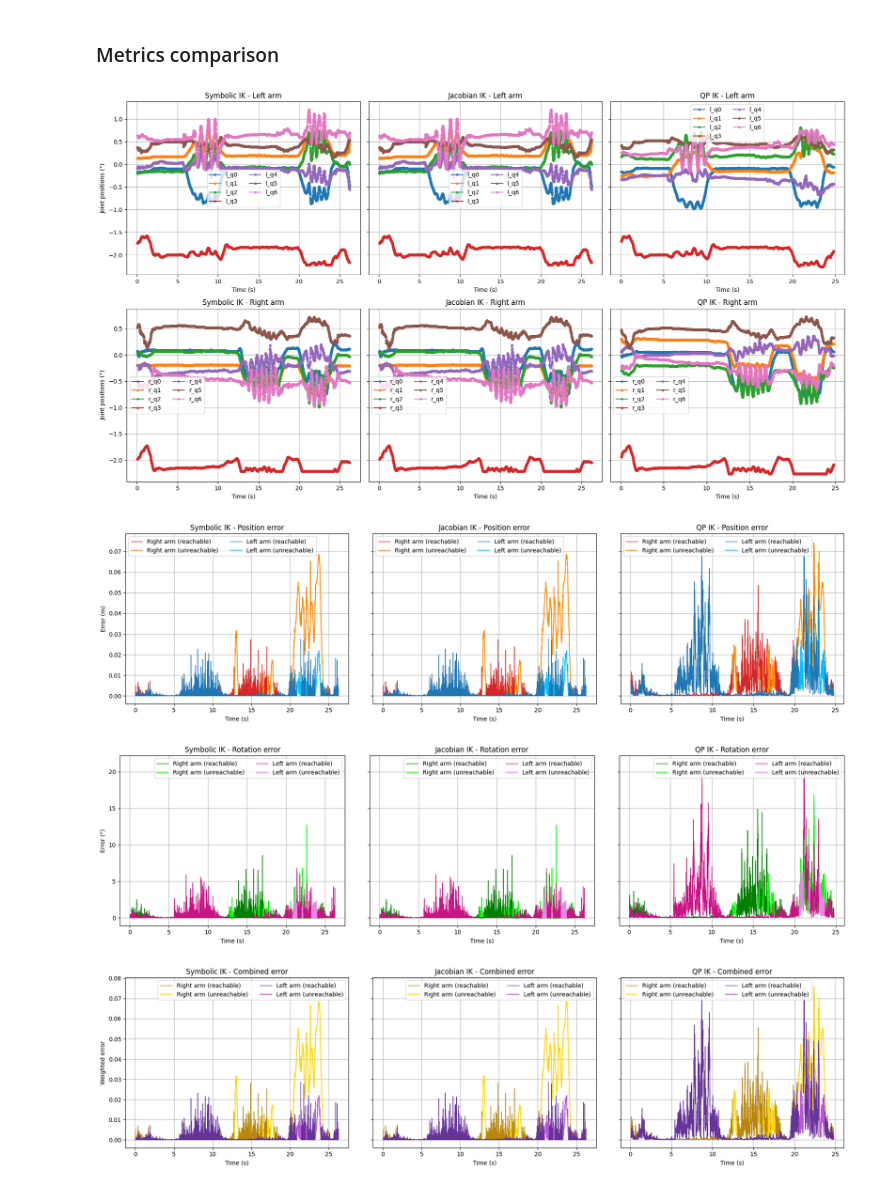
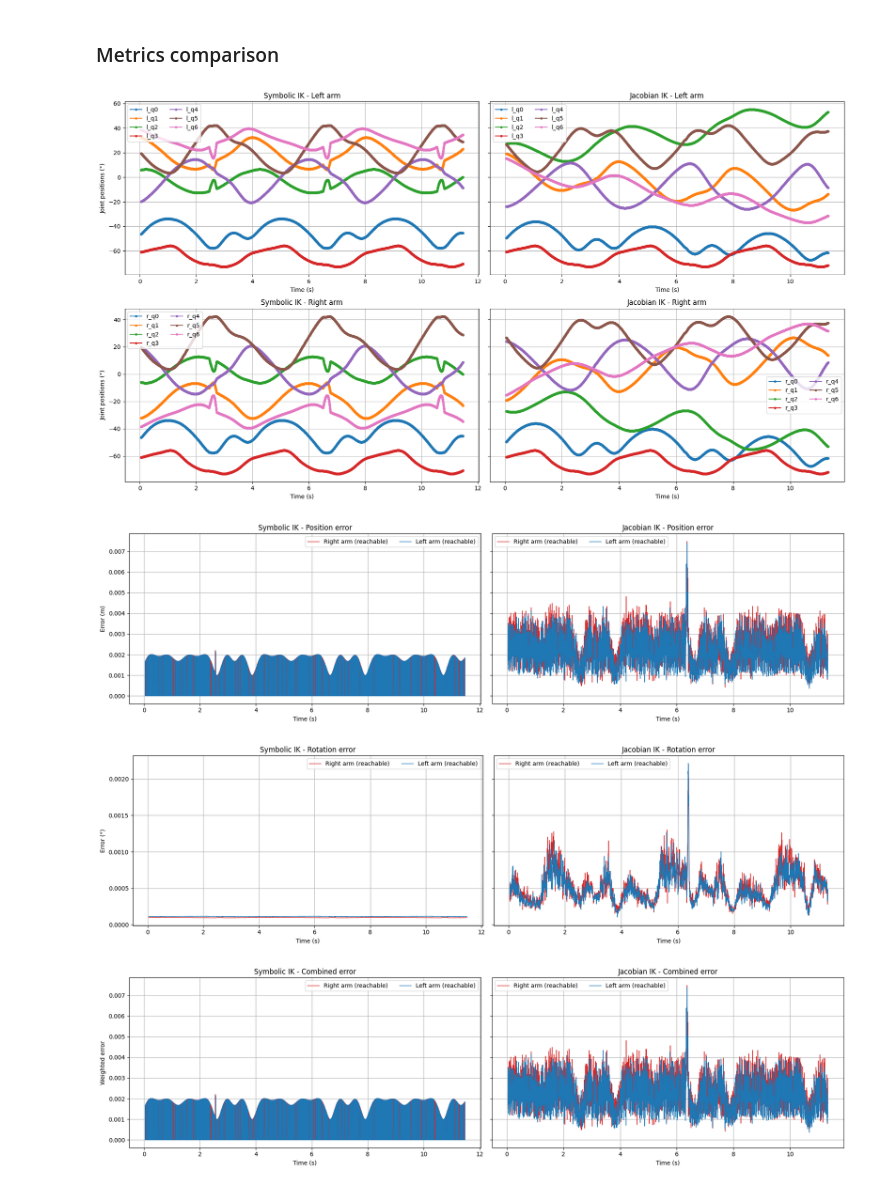
Before and after one commit to pollen-robotics/reachy2_qpik, a Jupyter notebook: src/example/metrics_teleop.ipynb, the cells around one changed output. Cells and saved outputs as stored; diff of their text form; code cells hidden in the pictures.

Commit message:
Adding Jacobian IK comparison

```diff
--- a/src/example/metrics_teleop.ipynb
+++ b/src/example/metrics_teleop.ipynb
@@ -252,12 +252,12 @@ INFO: Saved postprocessed file -> data/teleop/postprocessed/sym_heart_live_postp
 INFO: Disconnected from Reachy.
 WARNING: Reachy gRPC stream is shutting down.
 # %%
-processed_filepath = "data/teleop/postprocessed/qp_heart_live_postprocessed.csv"
+processed_filepath = "data/teleop/postprocessed/sym_heart_live_postprocessed.csv"
 df = pd.read_csv(processed_filepath, sep=",", header=0).copy()
 
 coord_idx = 2  # 0, 1, 2 for X, Y, Z
 
-a, b = 100, None
+a, b = 100, 150
 pose_slice = slice(a, None if b is None else b - 1)
 time_slice = slice(a + 1, None if b is None else b)
 
@@ -275,6 +275,6 @@ plt.grid()
 plt.legend()
 plt.xlabel("Time (s)")
 plt.ylabel(f"{"XYZ"[coord_idx]} (m)")
-plt.title(f"Real pose vs Desired pose comparison: {"XYZ"[coord_idx]}-axis")
+plt.title(f"IK Real pose vs Desired pose comparison: {"XYZ"[coord_idx]}-axis")
 plt.show()
 # %% [output]
@@ -317,15 +316,11 @@ WARNING: Reachy gRPC stream is shutting down.
 # %% [markdown]
 ### Metrics comparison
 # %%
-import numpy as np
-import matplotlib.pyplot as plt
-import pandas as pd
-
-test = "hello_world"
+test = "heart_live"
 paths = {
     "Symbolic IK": f"data/teleop/postprocessed/sym_{test}_postprocessed.csv",
-    "Jacobian IK": f"data/teleop/postprocessed/sym_{test}_postprocessed.csv",
-    "QP IK": f"data/teleop/postprocessed/qp_{test}_postprocessed.csv",
+    "Jacobian IK": f"data/teleop/postprocessed/num_{test}_postprocessed.csv",
+    # "QP IK": f"data/teleop/postprocessed/qp_{test}_postprocessed.csv",
 }
 
 lambda_theta = 1e-6 / np.deg2rad(1) ** 2
@@ -336,7 +331,7 @@ for name, p in paths.items():
     df_tmp = compute_errors(df_tmp)
     dfs_dict[name] = df_tmp
 
-order = ["Symbolic IK", "Jacobian IK", "QP IK"]
+order = ["Symbolic IK", "Jacobian IK"]  # ,"QP IK"]
 dfs_list = [(dfs_dict[name], name) for name in order]
 
 
@@ -348,11 +343,11 @@ time_slice = slice(10, None)
 l_cols = [f"l_q{i}" for i in range(7)]
 r_cols = [f"r_q{i}" for i in range(7)]
 
-fig, axes = plt.subplots(2, 3, figsize=(18, 10), sharey="row")
+fig, axes = plt.subplots(2, 2, figsize=(18, 10), sharey="row")
 for idx, (df_tmp, title) in enumerate(dfs_list):
     for col in l_cols:
         if col in df_tmp.columns:
-            axes[0, idx].plot(df_tmp["time"][time_slice], df_tmp[col][time_slice], marker=".", label=col)
+            axes[0, idx].plot(df_tmp["time"][time_slice], np.rad2deg(df_tmp[col][time_slice].to_numpy()), marker=".", label=col)
     axes[0, idx].set_title(f"{title} - Left arm")
     axes[0, idx].set_xlabel("Time (s)")
     if idx == 0:
@@ -362,7 +357,7 @@ for idx, (df_tmp, title) in enumerate(dfs_list):
 
     for col in r_cols:
         if col in df_tmp.columns:
-            axes[1, idx].plot(df_tmp["time"][time_slice], df_tmp[col][time_slice], marker=".", label=col)
+            axes[1, idx].plot(df_tmp["time"][time_slice], np.rad2deg(df_tmp[col][time_slice].to_numpy()), marker=".", label=col)
     axes[1, idx].set_title(f"{title} - Right arm")
     axes[1, idx].set_xlabel("Time (s)")
     if idx == 0:
@@ -373,7 +368,7 @@ fig.tight_layout()
 plt.show()
 
 
-fig, axes = plt.subplots(1, 3, figsize=(18, 5), sharey=True)
+fig, axes = plt.subplots(1, 2, figsize=(18, 5), sharey=True)
 for idx, (df_tmp, title) in enumerate(dfs_list):
     sub = df_tmp.iloc[time_slice].reset_index(drop=True)
     t = sub["time"].to_numpy()
@@ -408,7 +403,7 @@ fig.tight_layout()
 plt.show()
 
 
-fig, axes = plt.subplots(1, 3, figsize=(18, 5), sharey=True)
+fig, axes = plt.subplots(1, 2, figsize=(18, 5), sharey=True)
 for idx, (df_tmp, title) in enumerate(dfs_list):
     sub = df_tmp.iloc[time_slice].reset_index(drop=True)
     t = sub["time"].to_numpy()
@@ -425,13 +420,13 @@ for idx, (df_tmp, title) in enumerate(dfs_list):
     l_reachable_only = np.where(unreachable_l, np.nan, l_rot)
     l_unreachable_only = np.where(unreachable_l, l_rot, np.nan)
 
-    axes[idx].plot(t, r_reachable_only, label="Right arm (reachable)", linestyle="-", linewidth=1, color="green")
+    axes[idx].plot(t, r_reachable_only, label="Right arm (reachable)", linestyle="-", linewidth=1, color="tab:red")
     if np.isfinite(r_unreachable_only).any():
-        axes[idx].plot(t, r_unreachable_only, label="Right arm (unreachable)", linestyle="-", linewidth=1.5, color="lime")
+        axes[idx].plot(t, r_unreachable_only, label="Right arm (unreachable)", linestyle="-", linewidth=1.5, color="darkorange")
 
-    axes[idx].plot(t, l_reachable_only, label="Left arm (reachable)", linestyle="-", linewidth=1, color="mediumvioletred")
+    axes[idx].plot(t, l_reachable_only, label="Left arm (reachable)", linestyle="-", linewidth=1, color="tab:blue")
     if np.isfinite(l_unreachable_only).any():
-        axes[idx].plot(t, l_unreachable_only, label="Left arm (unreachable)", linestyle="-", linewidth=1.5, color="violet")
+        axes[idx].plot(t, l_unreachable_only, label="Left arm (unreachable)", linestyle="-", linewidth=1.5, color="deepskyblue")
 
     axes[idx].set_title(f"{title} - Rotation error")
     axes[idx].set_xlabel("Time (s)")
@@ -443,43 +438,41 @@ fig.tight_layout()
 plt.show()
 
 
-fig, axes = plt.subplots(1, 3, figsize=(18, 5), sharey=True)
+fig, axes = plt.subplots(1, 2, figsize=(18, 5), sharey=True)
 for idx, (df_tmp, title) in enumerate(dfs_list):
     sub = df_tmp.iloc[time_slice].reset_index(drop=True)
     t = sub["time"].to_numpy()
 
     comb_l = np.sqrt(sub["l_pos_err"].to_numpy() ** 2 + (lambda_theta * sub["l_rot_err"].to_numpy() ** 2))
     comb_r = np.sqrt(sub["r_pos_err"].to_numpy() ** 2 + (lambda_theta * sub["r_rot_err"].to_numpy() ** 2))
 
     unreachable_r = ~sub["r_reachable"].to_numpy(dtype=bool)
     unreachable_l = ~sub["l_reachable"].to_numpy(dtype=bool)
 
     r_reachable_only = np.where(unreachable_r, np.nan, comb_r)
     r_unreachable_only = np.where(unreachable_r, comb_r, np.nan)
 
     l_reachable_only = np.where(unreachable_l, np.nan, comb_l)
     l_unreachable_only = np.where(unreachable_l, comb_l, np.nan)
 
-    axes[idx].plot(t, r_reachable_only, label="Right arm (reachable)", linestyle="-", linewidth=1, color="darkgoldenrod")
+    axes[idx].plot(t, r_reachable_only, label="Right arm (reachable)", linestyle="-", linewidth=1, color="tab:red")
     if np.isfinite(r_unreachable_only).any():
-        axes[idx].plot(t, r_unreachable_only, label="Right arm (unreachable)", linestyle="-", linewidth=1.5, color="gold")
+        axes[idx].plot(t, r_unreachable_only, label="Right arm (unreachable)", linestyle="-", linewidth=1.5, color="darkorange")
 
-    axes[idx].plot(t, l_reachable_only, label="Left arm (reachable)", linestyle="-", linewidth=1, color="rebeccapurple")
+    axes[idx].plot(t, l_reachable_only, label="Left arm (reachable)", linestyle="-", linewidth=1, color="tab:blue")
     if np.isfinite(l_unreachable_only).any():
-        axes[idx].plot(
-            t, l_unreachable_only, label="Left arm (unreachable)", linestyle="-", linewidth=1.5, color="mediumorchid"
-        )
+        axes[idx].plot(t, l_unreachable_only, label="Left arm (unreachable)", linestyle="-", linewidth=1.5, color="deepskyblue")
 
     axes[idx].set_title(f"{title} - Combined error")
     axes[idx].set_xlabel("Time (s)")
     if idx == 0:
         axes[idx].set_ylabel("Weighted error")
     axes[idx].legend(ncol=2)
     axes[idx].grid(True)
 fig.tight_layout()
 plt.show()
 # %% [output]
-[figure, old version]
+[figure, new version]
-[figure, old version]
+[figure, new version]
-[figure, old version]
+[figure, new version]
-[figure, old version]
+[figure, new version]
```
Also changed, not shown: parts of 2 cells of this notebook, 36 other files.
